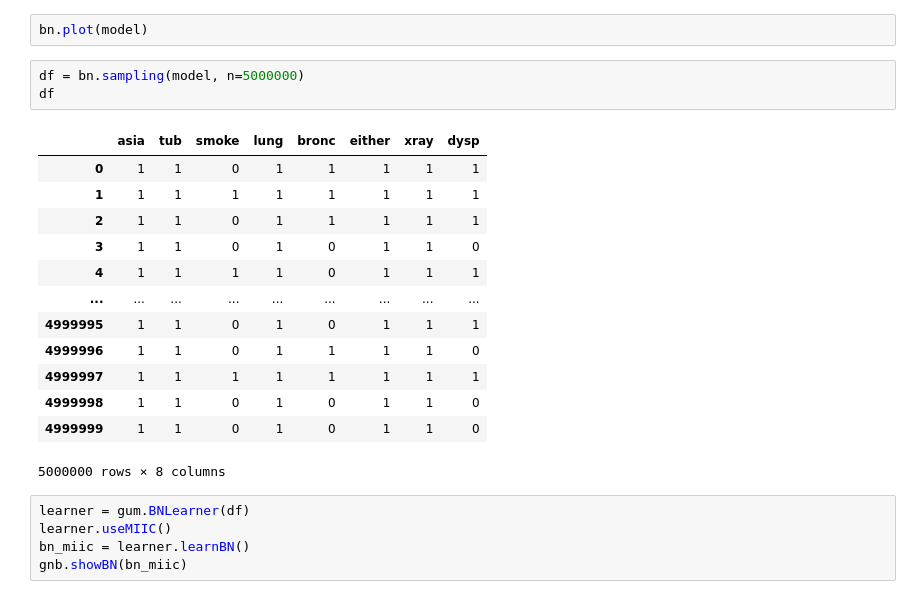
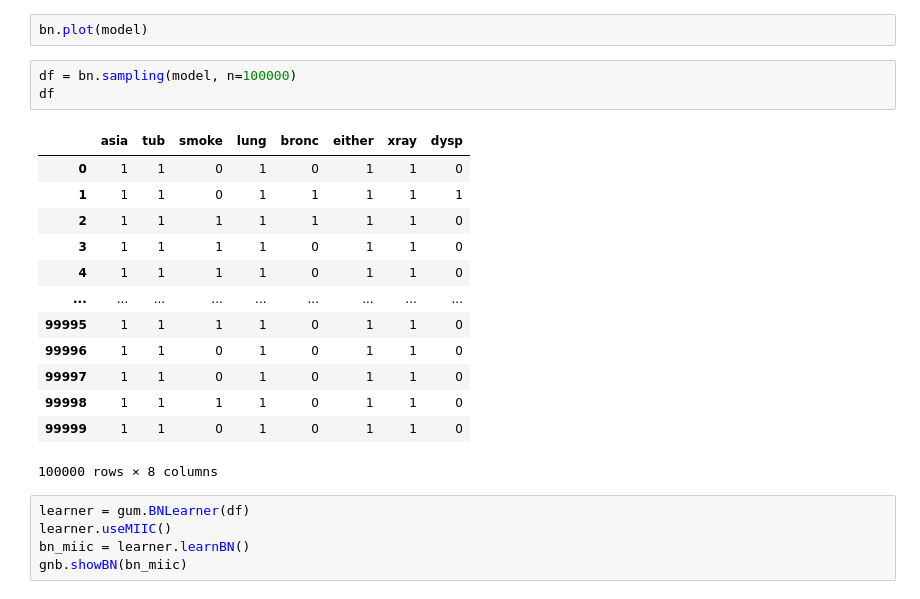
Before and after one commit to alexisvuvietnam/MADI_project, a Jupyter notebook: test.ipynb, the cells around one changed output. Cells and saved outputs as stored; diff of their text form.

```diff
--- a/test.ipynb
+++ b/test.ipynb
@@ -33,22 +39,22 @@ model = bn.import_DAG("asia")
 # %%
 bn.plot(model)
 # %%
-df = bn.sampling(model, n=5000000)
+df = bn.sampling(model, n=100000)
 df
 # %% [output]
 |  | asia | tub | smoke | lung | bronc | either | xray | dysp |
-| 0 | 1 | 1 | 0 | 1 | 1 | 1 | 1 | 1 |
-| 1 | 1 | 1 | 1 | 1 | 1 | 1 | 1 | 1 |
-| 2 | 1 | 1 | 0 | 1 | 1 | 1 | 1 | 1 |
-| 3 | 1 | 1 | 0 | 1 | 0 | 1 | 1 | 0 |
-| 4 | 1 | 1 | 1 | 1 | 0 | 1 | 1 | 1 |
+| 0 | 1 | 1 | 0 | 1 | 0 | 1 | 1 | 0 |
+| 1 | 1 | 1 | 0 | 1 | 1 | 1 | 1 | 1 |
+| 2 | 1 | 1 | 1 | 1 | 1 | 1 | 1 | 0 |
+| 3 | 1 | 1 | 1 | 1 | 0 | 1 | 1 | 0 |
+| 4 | 1 | 1 | 1 | 1 | 0 | 1 | 1 | 0 |
 | ... | ... | ... | ... | ... | ... | ... | ... | ... |
-| 4999995 | 1 | 1 | 0 | 1 | 0 | 1 | 1 | 1 |
-| 4999996 | 1 | 1 | 0 | 1 | 1 | 1 | 1 | 0 |
-| 4999997 | 1 | 1 | 1 | 1 | 1 | 1 | 1 | 1 |
-| 4999998 | 1 | 1 | 0 | 1 | 0 | 1 | 1 | 0 |
-| 4999999 | 1 | 1 | 0 | 1 | 0 | 1 | 1 | 0 |
+| 99995 | 1 | 1 | 1 | 1 | 0 | 1 | 1 | 0 |
+| 99996 | 1 | 1 | 0 | 1 | 0 | 1 | 1 | 0 |
+| 99997 | 1 | 1 | 0 | 1 | 0 | 1 | 1 | 0 |
+| 99998 | 1 | 1 | 1 | 1 | 0 | 1 | 1 | 0 |
+| 99999 | 1 | 1 | 0 | 1 | 0 | 1 | 1 | 0 |
-5000000 rows × 8 columns
+100000 rows × 8 columns
 # %%
 learner = gum.BNLearner(df)
 learner.useMIIC()
```
Also changed, not shown: parts of 12 cells of this notebook, 2 other files.
